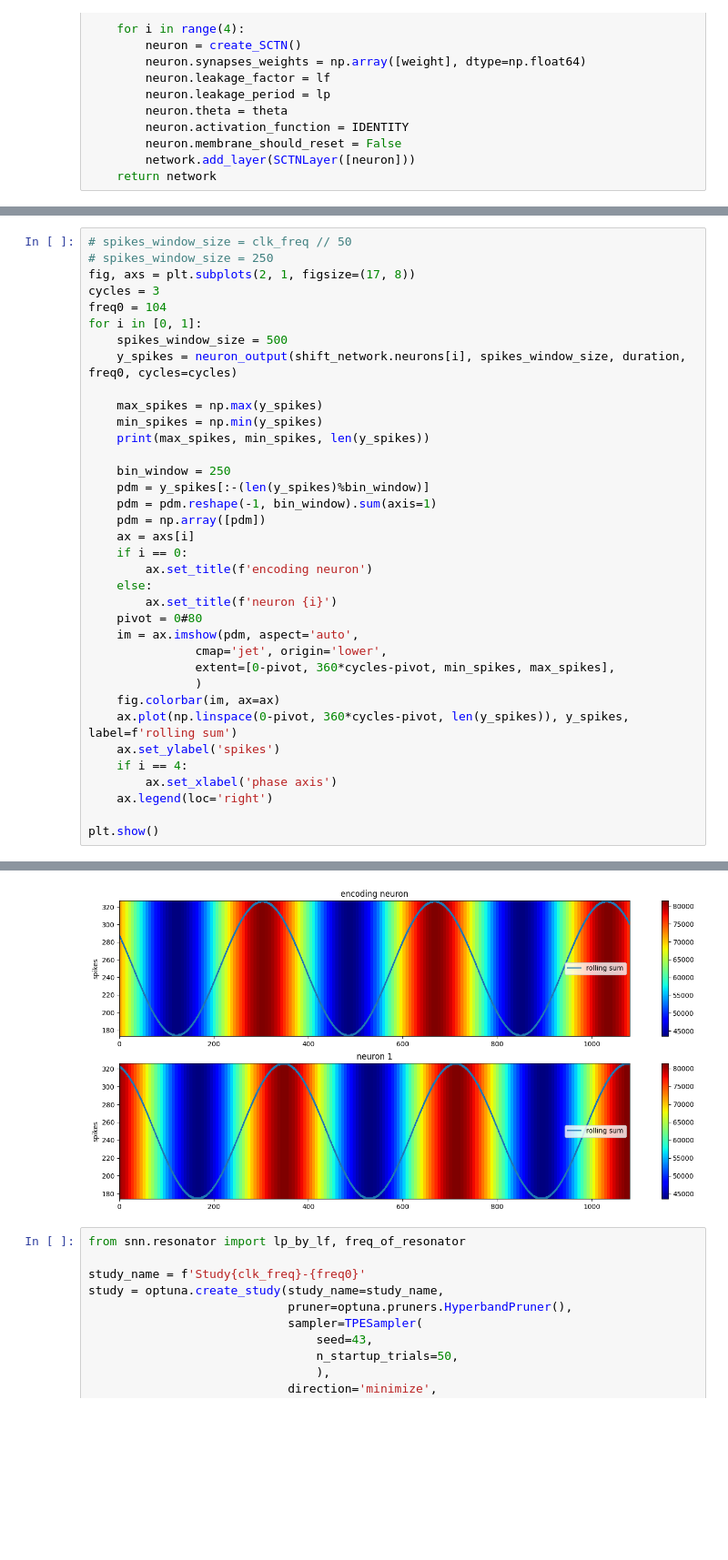
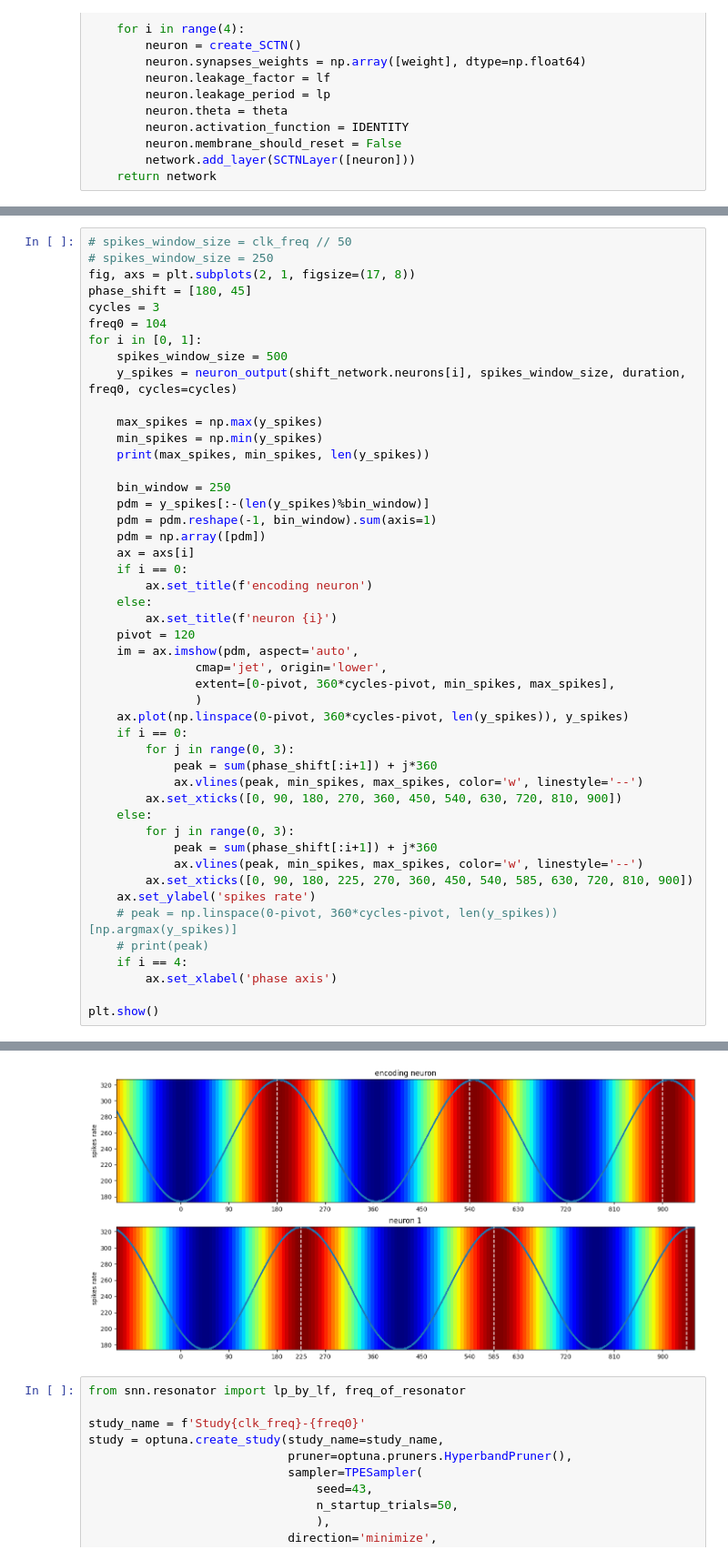
Before and after one commit to yakir4123/SNN-SCTN, a Jupyter notebook: notebooks/optuna_look_4_phase_shift.ipynb, the cells around one changed output, grey strips where cells are left out. Shown: that part at 91% size. Cells and saved outputs as stored; diff of their text form; blank space fills up the shorter version.

```diff
--- a/notebooks/optuna_look_4_phase_shift.ipynb
+++ b/notebooks/optuna_look_4_phase_shift.ipynb
@@ -524,42 +521,53 @@ plt.legend()
 # spikes_window_size = clk_freq // 50
 # spikes_window_size = 250
 fig, axs = plt.subplots(2, 1, figsize=(17, 8))
+phase_shift = [180, 45]
 cycles = 3
 freq0 = 104
 for i in [0, 1]:
     spikes_window_size = 500
     y_spikes = neuron_output(shift_network.neurons[i], spikes_window_size, duration, freq0, cycles=cycles)
 
     max_spikes = np.max(y_spikes)
     min_spikes = np.min(y_spikes)
     print(max_spikes, min_spikes, len(y_spikes))
 
     bin_window = 250
     pdm = y_spikes[:-(len(y_spikes)%bin_window)]
     pdm = pdm.reshape(-1, bin_window).sum(axis=1)
     pdm = np.array([pdm])
     ax = axs[i]
     if i == 0:
         ax.set_title(f'encoding neuron')
     else:
         ax.set_title(f'neuron {i}')
-    pivot = 0#80
+    pivot = 120
     im = ax.imshow(pdm, aspect='auto',
                cmap='jet', origin='lower',
                extent=[0-pivot, 360*cycles-pivot, min_spikes, max_spikes],
                )
-    fig.colorbar(im, ax=ax)
-    ax.plot(np.linspace(0-pivot, 360*cycles-pivot, len(y_spikes)), y_spikes, label=f'rolling sum')
-    ax.set_ylabel('spikes')
+    ax.plot(np.linspace(0-pivot, 360*cycles-pivot, len(y_spikes)), y_spikes)
+    if i == 0:
+        for j in range(0, 3):
+            peak = sum(phase_shift[:i+1]) + j*360
+            ax.vlines(peak, min_spikes, max_spikes, color='w', linestyle='--')
+        ax.set_xticks([0, 90, 180, 270, 360, 450, 540, 630, 720, 810, 900])
+    else:
+        for j in range(0, 3):
+            peak = sum(phase_shift[:i+1]) + j*360
+            ax.vlines(peak, min_spikes, max_spikes, color='w', linestyle='--')
+        ax.set_xticks([0, 90, 180, 225, 270, 360, 450, 540, 585, 630, 720, 810, 900])
+    ax.set_ylabel('spikes rate')
+    # peak = np.linspace(0-pivot, 360*cycles-pivot, len(y_spikes))[np.argmax(y_spikes)]
+    # print(peak)
     if i == 4:
         ax.set_xlabel('phase axis')
-    ax.legend(loc='right')
 
 plt.show()
 # %% [output]
 327.0 173.0 43809
 326.0 174.0 43809
-[figure, old version]
+[figure, new version]
 # %%
 from snn.resonator import lp_by_lf, freq_of_resonator
 
```
Also changed, not shown: parts of 5 cells of this notebook, 4 other files.
